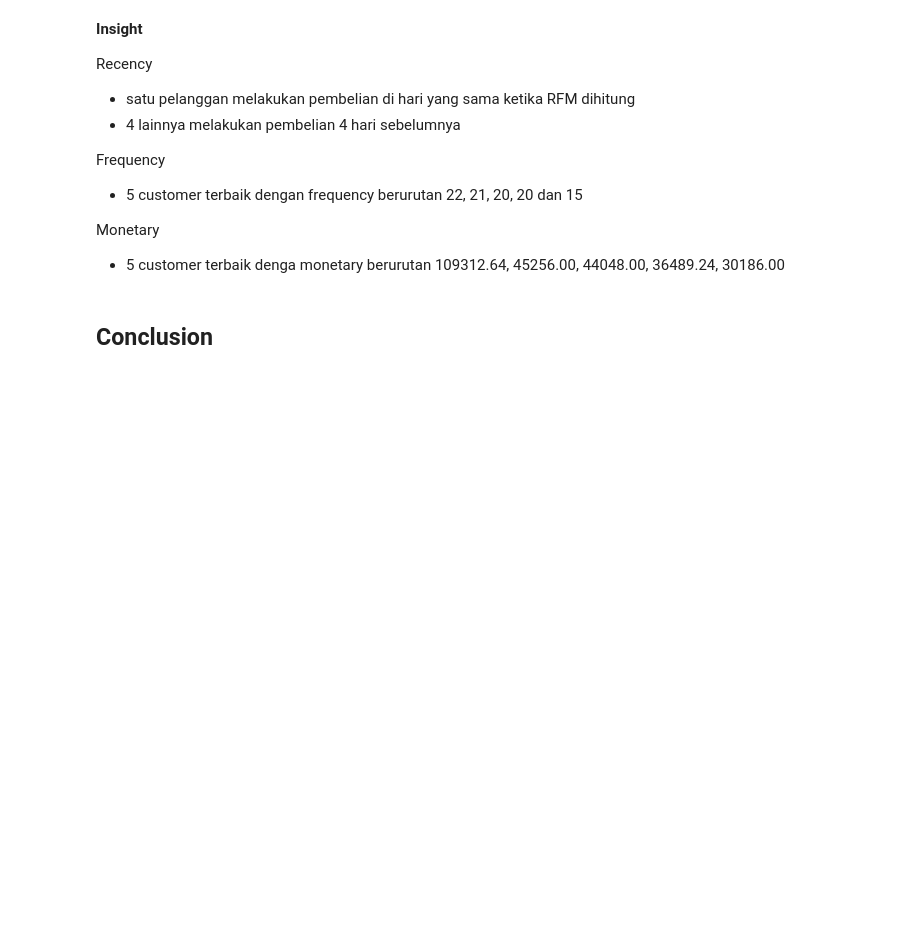
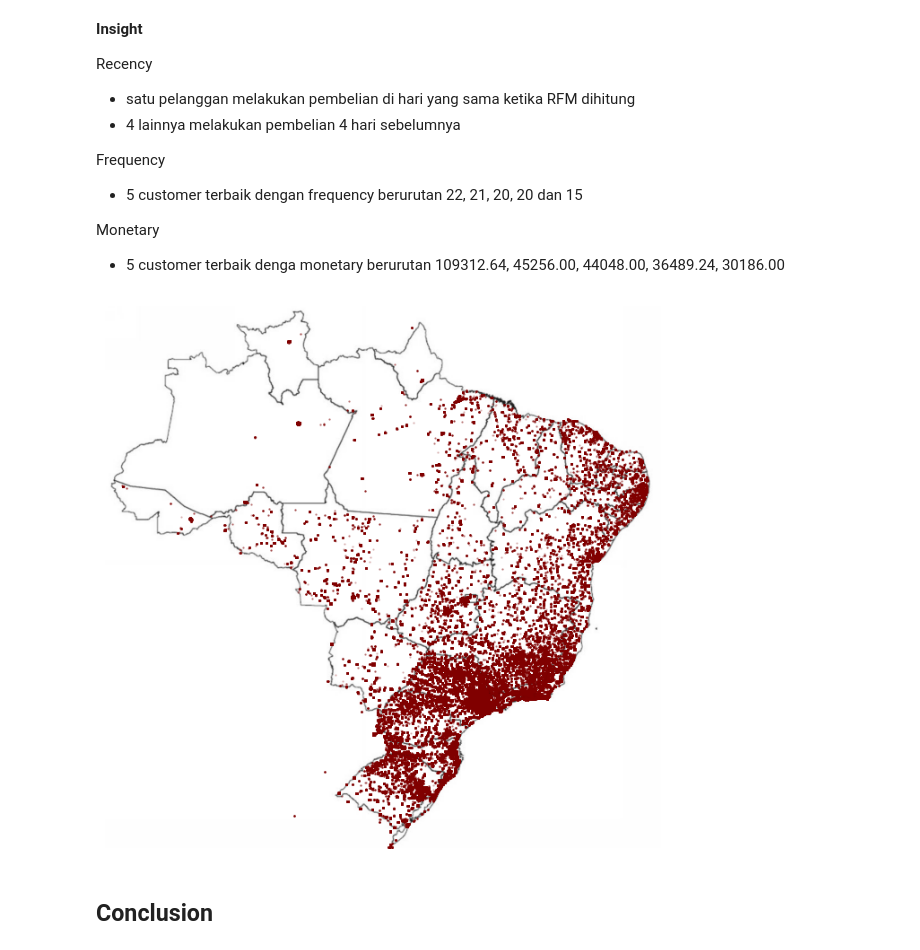
Before and after one commit to labasubagia/dashboard-ecommerce, a Jupyter notebook: notebook.ipynb, the cells around one changed output. Drawn from its saved outputs; the diff is of its cells as text; code cells hidden in the pictures; blank space fills up the shorter version.

```diff
--- a/notebook.ipynb
+++ b/notebook.ipynb
@@ -91,3 +91,6 @@ product_df.head(5)
 | 2 | 96bd76ec8810374ed1b65e291975717f | esporte_lazer | 46.0 | 250.0 | 1.0 | ... |
 | 3 | cef67bcfe19066a932b7673e239eb23d | bebes | 27.0 | 261.0 | 1.0 | ... |
 | 4 | 9dc1a7de274444849c219cff195d0b71 | utilidades_domesticas | 37.0 | 402.0 | 4.0 | ... |
+# %%
+geo_df = pd.read_csv(os.path.join(DIR, 'geolocation_dataset.csv'))
+geo_df.head(5)
@@ -325,3 +340,8 @@ dtype: int64
 
 product_df
 - kolom NaN selain product_category_name, biarkan saja karena hanya informasi deskripsi
+# %%
+# HANDLE DUPLICATE
+
+geo_df.drop_duplicates(inplace=True)
+print('geo_df\n',geo_df.duplicated().sum(),'\n')
@@ -938,6 +962,19 @@ Frequency
 
 Monetary
 - 5 customer terbaik denga monetary berurutan 109312.64, 45256.00, 44048.00, 36489.24, 30186.00
+# %%
+cdf = pd.merge(customer_df, geo_df, left_on='customer_zip_code_prefix', right_on='geolocation_zip_code_prefix', how='inner')
+cdf.drop(columns=['customer_id'], inplace=True)
+# %%
+import matplotlib.image as mpimg
+import urllib
+brazil = mpimg.imread(urllib.request.urlopen('https://i.pinimg.com/originals/3a/0c/e1/3a0ce18b3c842748c255bc0aa445ad41.jpg'),'jpg')
+ax = cdf.plot(kind="scatter", x="geolocation_lng", y="geolocation_lat", figsize=(8,8), alpha=0.3,s=0.3,c='maroon')
+plt.axis('off')
+plt.imshow(brazil, extent=[-73.98283055, -33.8,-33.75116944,5.4])
+plt.show()
+# %% [output]
+[figure, added]
 # %% [markdown]
 ## Conclusion
 # %% [markdown]
```
Also changed, not shown: parts of 8 cells of this notebook.
